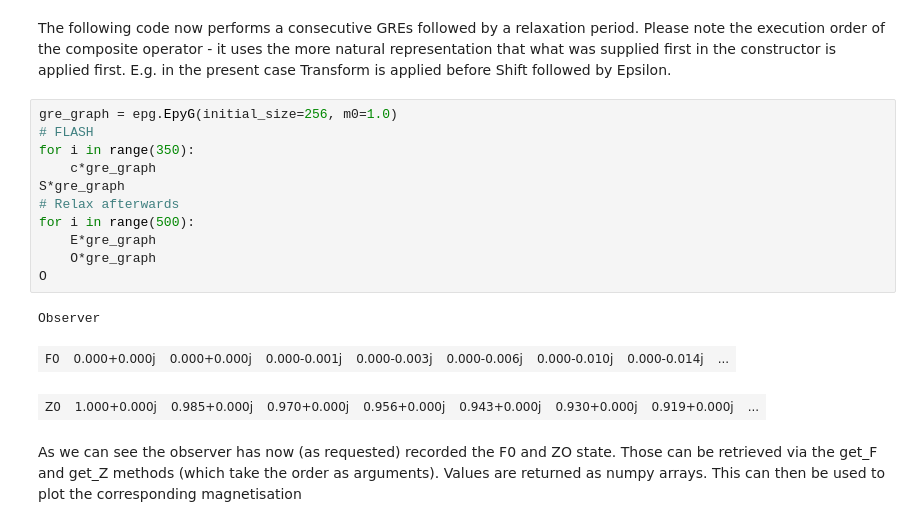
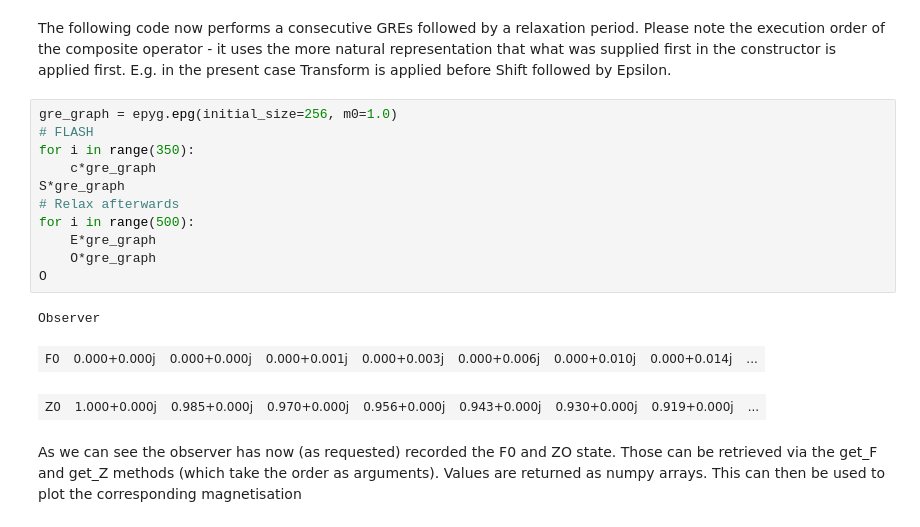
Before and after one commit to brennerd11/EpyG, a Jupyter notebook: examples/Usage.ipynb, the cells around one changed output. Drawn from its saved outputs; the diff is of its cells as text.

```diff
--- a/examples/Usage.ipynb
+++ b/examples/Usage.ipynb
@@ -123,19 +122,19 @@ Epsilon name=Relaxation count=1 E1=0.990049833749 E2=0.904837418036 meq=1.0
 # %% [markdown]
 The following code now performs a consecutive GREs followed by a relaxation period. Please note the execution order of the composite operator - it uses the more natural representation that what was supplied first in the constructor is applied first. E.g. in the present case Transform is applied before Shift followed by Epsilon.
 # %%
-gre_graph = epg.EpyG(initial_size=256, m0=1.0)
+gre_graph = epyg.epg(initial_size=256, m0=1.0)
 # FLASH
 for i in range(350):
     c*gre_graph
 S*gre_graph
 # Relax afterwards
 for i in range(500):
     E*gre_graph
     O*gre_graph
 O
 # %% [output]
 Observer
-| F0 | 0.000+0.000j | 0.000+0.000j | 0.000-0.001j | 0.000-0.003j | 0.000-0.006j | 0.000-0.010j | 0.000-0.014j | ... |
+| F0 | 0.000+0.000j | 0.000+0.000j | 0.000+0.001j | 0.000+0.003j | 0.000+0.006j | 0.000+0.010j | 0.000+0.014j | ... |
 | Z0 | 1.000+0.000j | 0.985+0.000j | 0.970+0.000j | 0.956+0.000j | 0.943+0.000j | 0.930+0.000j | 0.919+0.000j | ... |
 # %% [markdown]
 As we can see the observer has now (as requested) recorded the F0 and ZO state. Those can be retrieved via the get_F and get_Z methods (which take the order as arguments). Values are returned as numpy arrays. This can then be used to plot the corresponding magnetisation
```
Also changed, not shown: parts of 19 cells of this notebook, 10 other files.
